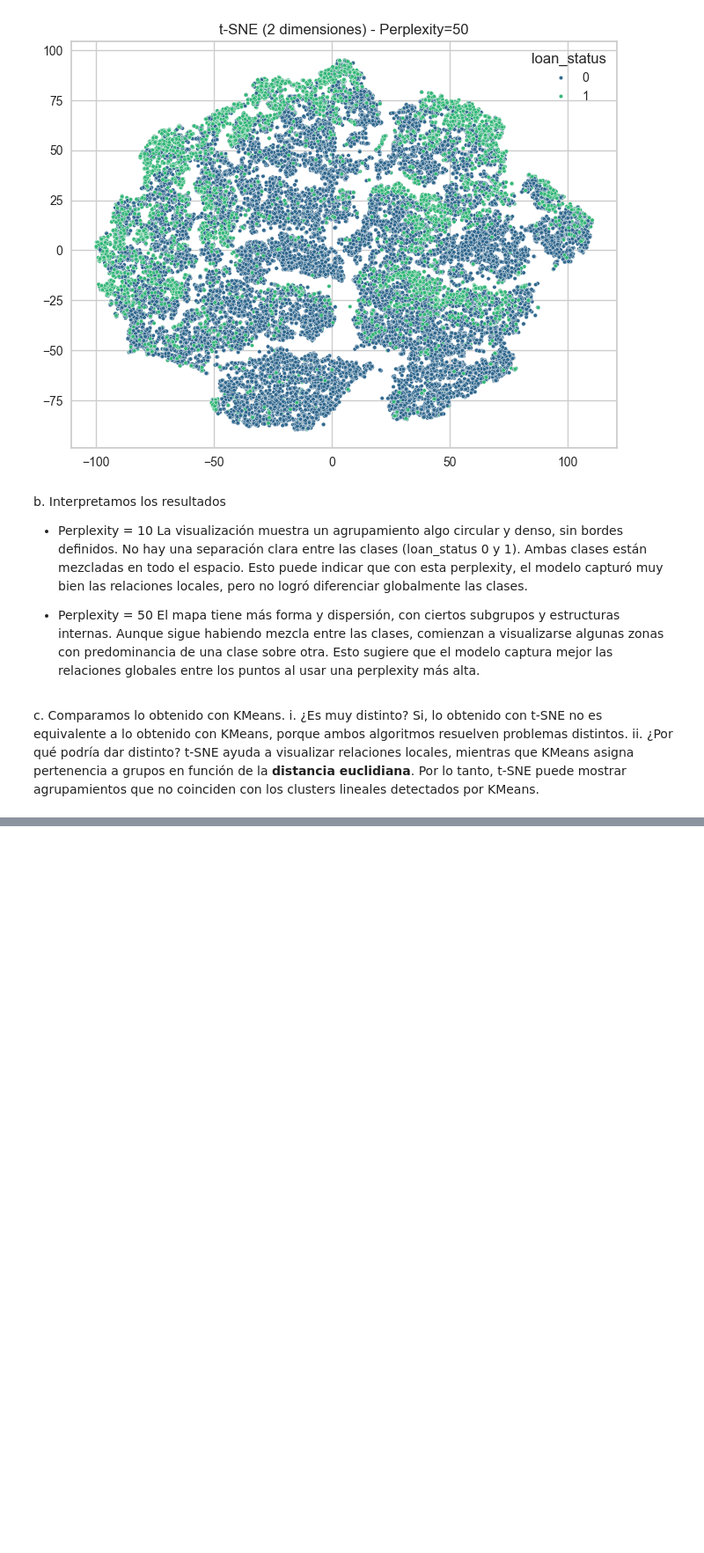
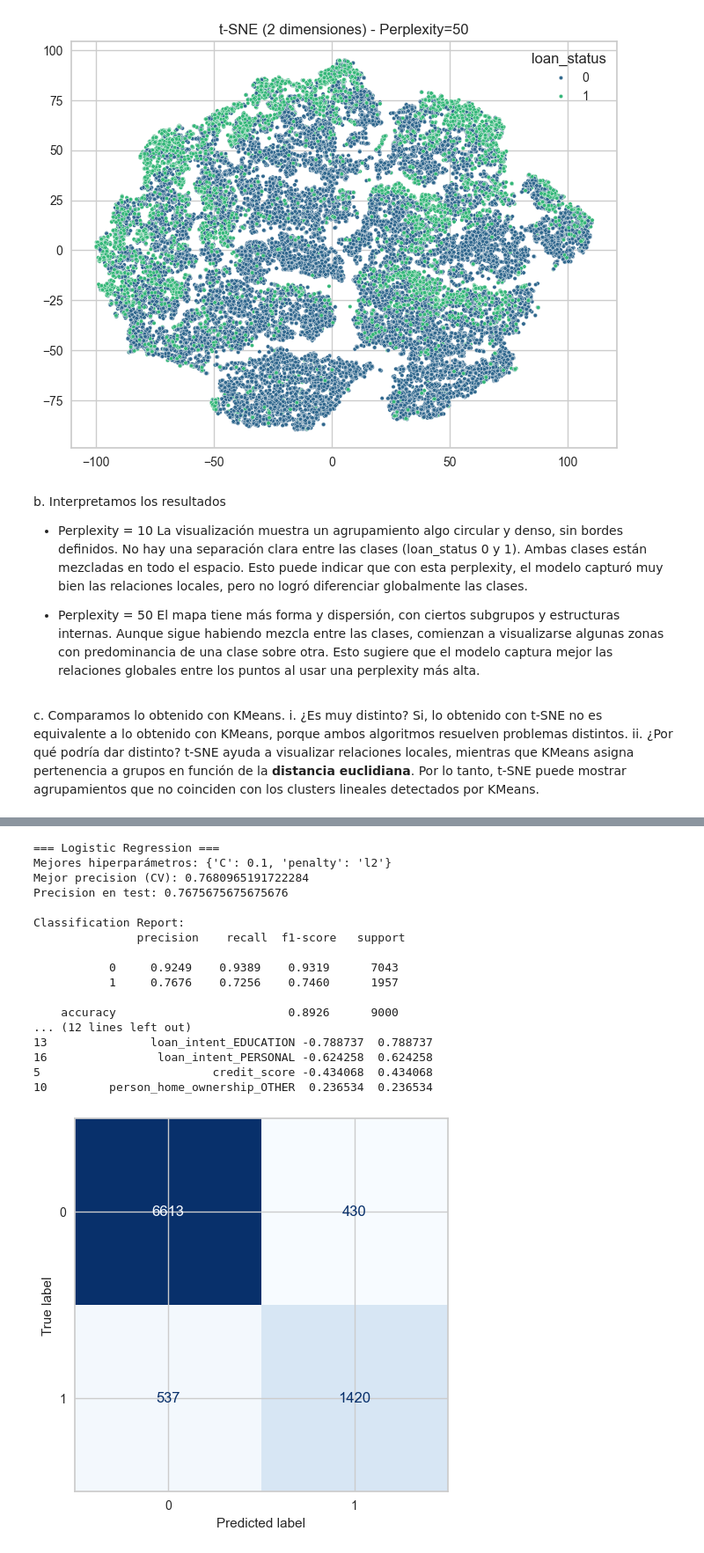
Before and after one commit to andifeliz/tp1-parte2, a Jupyter notebook: notebooks/tp1-parte2.ipynb, the cells around one changed output, grey strips where cells are left out. Shown at 88% size. Saved outputs shown, nothing was run; the diff lists cells and outputs as text; code cells hidden in the pictures; blank space fills up the shorter version.

```diff
--- a/notebooks/tp1-parte2.ipynb
+++ b/notebooks/tp1-parte2.ipynb
@@ -385,0 +435,18 @@ Por lo tanto, t-SNE puede mostrar agrupamientos que no coinciden con los cluster
+# %%
+from sklearn.model_selection import train_test_split
+from sklearn.preprocessing import StandardScaler
+
+# 1. Train/Test split
+X_train, X_test, y_train, y_test = train_test_split(
+    X, y, test_size=0.2
+)
+
+# 2. Columnas numéricas a escalar
+num_cols = ["person_age", "person_emp_exp", "loan_int_rate",
+            "loan_percent_income", "cb_person_cred_hist_length", "credit_score"]
+
+scaler = StandardScaler()
+X_train.loc[:, num_cols] = scaler.fit_transform(X_train[num_cols])
+X_test.loc[:, num_cols] = scaler.transform(X_test[num_cols])
+
+print("X_train:", X_train.shape, "X_test:", X_test.shape)
@@ -385,0 +465,61 @@ Por lo tanto, t-SNE puede mostrar agrupamientos que no coinciden con los cluster
+# %%
+from sklearn.linear_model import LogisticRegression
+from sklearn.model_selection import StratifiedKFold, GridSearchCV
+from sklearn.metrics import precision_score, confusion_matrix, classification_report, ConfusionMatrixDisplay
+
+# 1. Modelo base
+log_reg = LogisticRegression(max_iter=2000, solver="liblinear")
+
+# 2. Hiperparámetros
+param_log = {
+    "penalty": ["l1", "l2"],
+    "C": [0.1, 1.0, 10.0]
+}
+
+# 3. CV
+cv = StratifiedKFold(n_splits=5, shuffle=True, random_state=42)
+
+grid_log = GridSearchCV(
+    log_reg, param_log,
+    scoring="precision",
+    cv=cv,
+    refit=True,
+    n_jobs=-1
+)
+
+# 4. Entrenar
+grid_log.fit(X_train, y_train)
+y_pred_log = grid_log.predict(X_test)
+
+# 5. Resultados
+print("=== Logistic Regression ===")
+print("Mejores hiperparámetros:", grid_log.best_params_)
+print("Mejor precision (CV):", grid_log.best_score_)
+print("Precision en test:", precision_score(y_test, y_pred_log))
+ConfusionMatrixDisplay.from_estimator(grid_log, X_test, y_test, colorbar=False, cmap='Blues')
+print("\nClassification Report:\n", classification_report(y_test, y_pred_log, digits=4))
+
+# 6. Coeficientes
+coefs = grid_log.best_estimator_.coef_.ravel()
+coef_df = pd.DataFrame({"feature": X_train.columns, "coef": coefs, "abs_coef": np.abs(coefs)})
+print("\nTop variables más influyentes:")
+print(coef_df.sort_values("abs_coef", ascending=False).head(10))
+# %% [output]
+=== Logistic Regression ===
+Mejores hiperparámetros: {'C': 0.1, 'penalty': 'l2'}
+Mejor precision (CV): 0.7680965191722284
+Precision en test: 0.7675675675675676
+
+Classification Report:
+               precision    recall  f1-score   support
+
+           0     0.9249    0.9389    0.9319      7043
+           1     0.7676    0.7256    0.7460      1957
+
+    accuracy                         0.8926      9000
+... (12 lines left out)
+13               loan_intent_EDUCATION -0.788737  0.788737
+16                loan_intent_PERSONAL -0.624258  0.624258
+5                         credit_score -0.434068  0.434068
+10         person_home_ownership_OTHER  0.236534  0.236534
+[figure, added]
```
Also changed, not shown: parts of 12 cells of this notebook.
